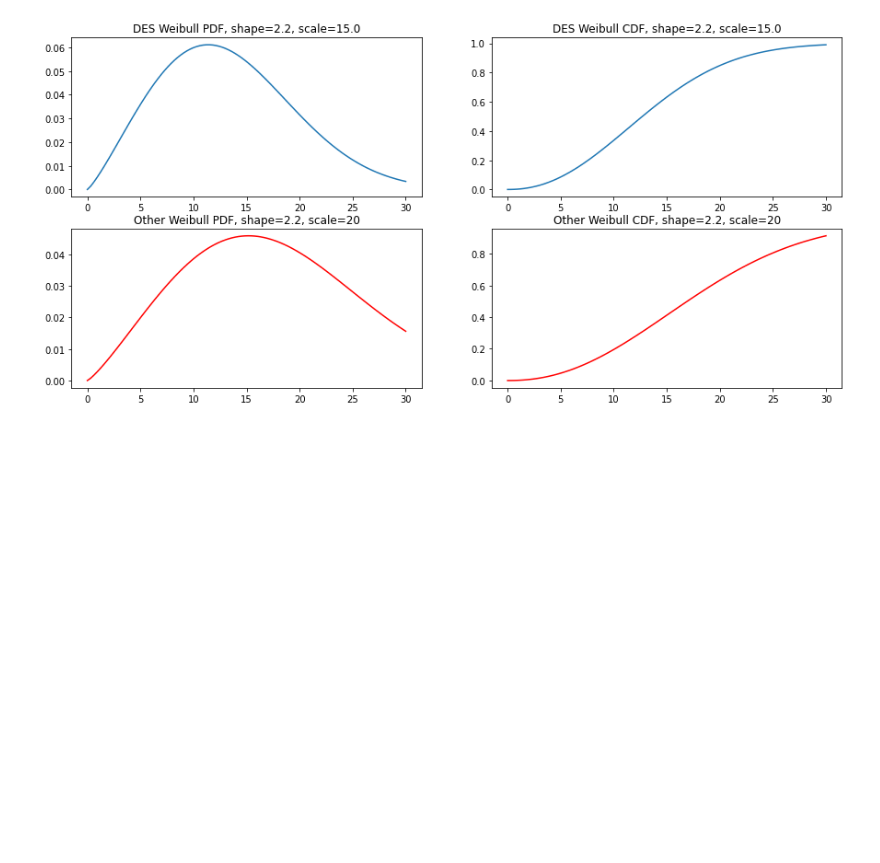
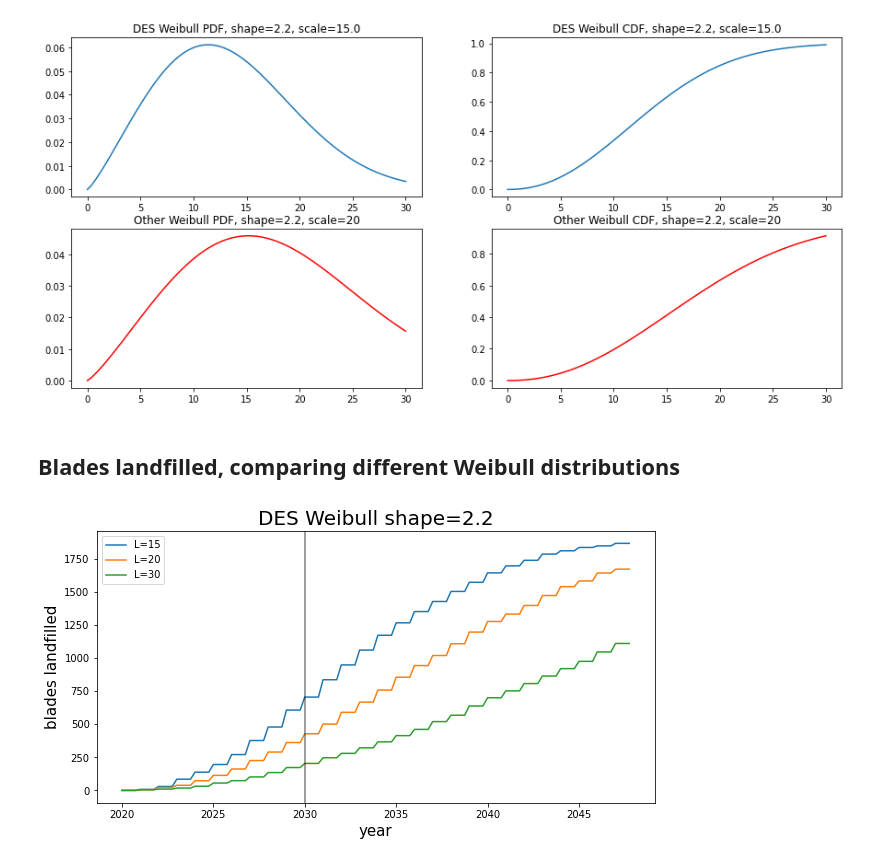
Before and after one commit to NREL/celavi, a Jupyter notebook: notebooks/landfill_only.ipynb, the cells around one changed output. Drawn from its saved outputs; the diff is of its cells as text; code cells hidden in the pictures; blank space fills up the shorter version.

Commit message:
Issue. #87
Move the Weibull shape comaprisons to the main notebook.

```diff
--- a/notebooks/landfill_only.ipynb
+++ b/notebooks/landfill_only.ipynb
@@ -128,3 +130,81 @@ ax[1, 1].set_title(f"Other Weibull CDF, shape={other_K}, scale={other_L}")
 plt.show()
 # %% [output]
 [figure]
+# %% [markdown]
+## Blades landfilled, comparing different Weibull distributions
+# %%
+fig, ax = plt.subplots(nrows=1, ncols=1, figsize=(10, 5))
+
+lifetimes = [15, 20, 30]
+number_of_turbines = 638
+
+for lifetime in lifetimes:
+    K = 2.2   # DES Weibull shape parameter
+    L = lifetime  # DES Weibull scale parameter
+
+    year_built = 2020
+
+    lifespan_fns = {
+        "nacelle": lambda: 30,
+        "blade": lambda: round(float(weibull_min.rvs(K, loc=0, scale=L, size=1))),  # EOLs on whole years
+        "foundation": lambda: 50,
+        "tower": lambda: 50,
+    }
+
+    turbine = [
+        {
+            "kind": "blade",
+            "xlat": 39.9106,
+            "ylon": -105.2347,
+            "year": year_built,
+        },
+        {
+            "kind": "blade",
+            "xlat": 39.9106,
+            "ylon": -105.2347,
+            "year": year_built,
+        },
+        {
+            "kind": "blade",
+            "xlat": 39.9106,
+            "ylon": -105.2347,
+            "year": year_built,
+        },
+        {
+            "kind": "nacelle",
+            "xlat": 39.9106,
+            "ylon": -105.2347,
+            "year": year_built,
+        },
+        {
+            "kind": "tower",
+            "xlat": 39.9106,
+            "ylon": -105.2347,
+            "year": year_built,
+        },
+        {
+            "kind": "foundation",
+            "xlat": 39.9106,
+            "ylon": -105.2347,
+            "year": year_built,
+        },
+    ]
+
+    components = pd.DataFrame(turbine * number_of_turbines)
+
+    context = Context()
+    context.populate(components, lifespan_fns)
+    landfill_inventory = context.run()
+
+    ys = landfill_inventory.loc[160:, "blade"]
+    xs = np.arange(len(ys)) / 4 + 2020  # Convert from discrete time to years
+    ax.plot(xs, ys, label=f"L={lifetime}")
+
+ax.legend(loc="best")
+ax.axvline(2030.0, color="k", alpha=0.5)
+ax.set_title(f"DES Weibull shape={K}", fontsize=20)
+ax.set_ylabel("blades landfilled", fontsize=15)
+ax.set_xlabel("year", fontsize=15)
+plt.show()
+# %% [output]
+[figure, added]
```
Also changed, not shown: parts of 2 cells of this notebook, 1 other file.
